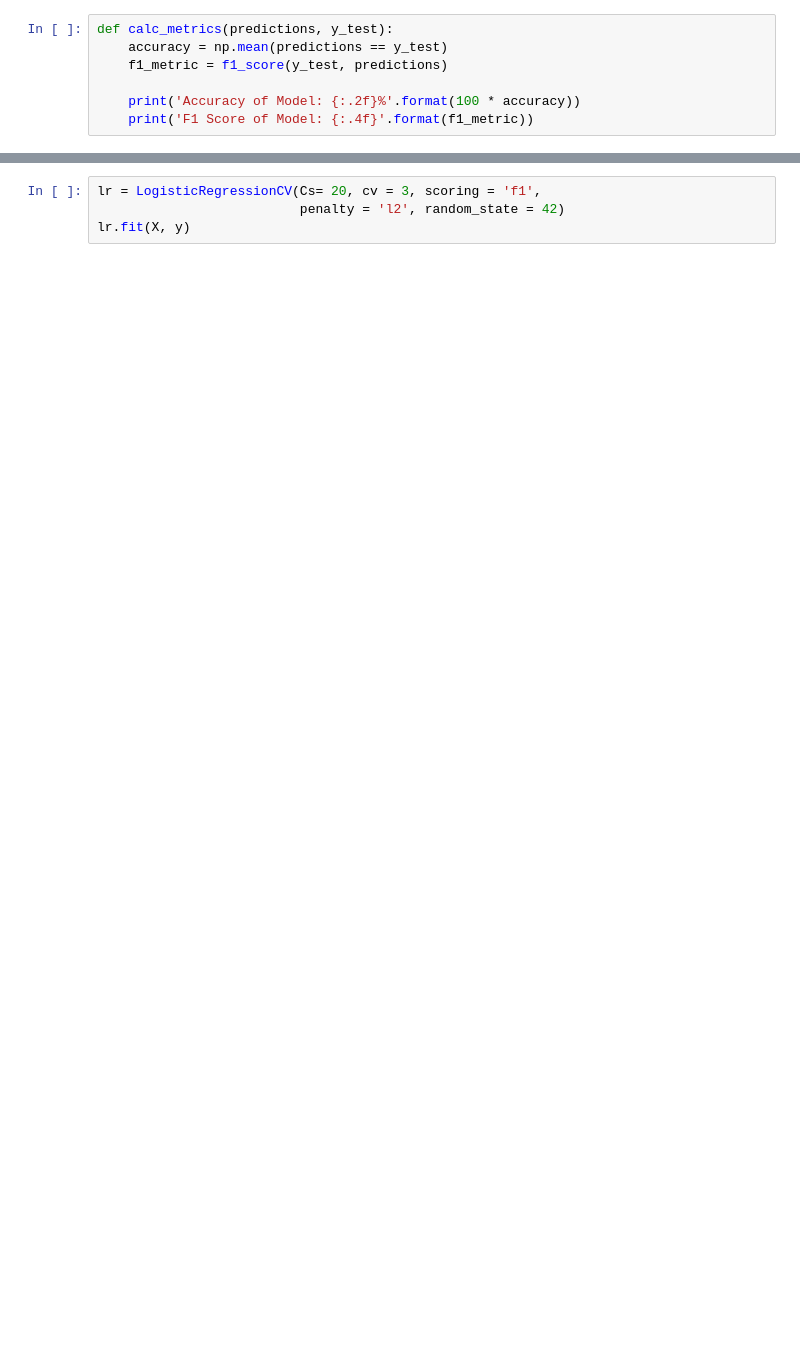
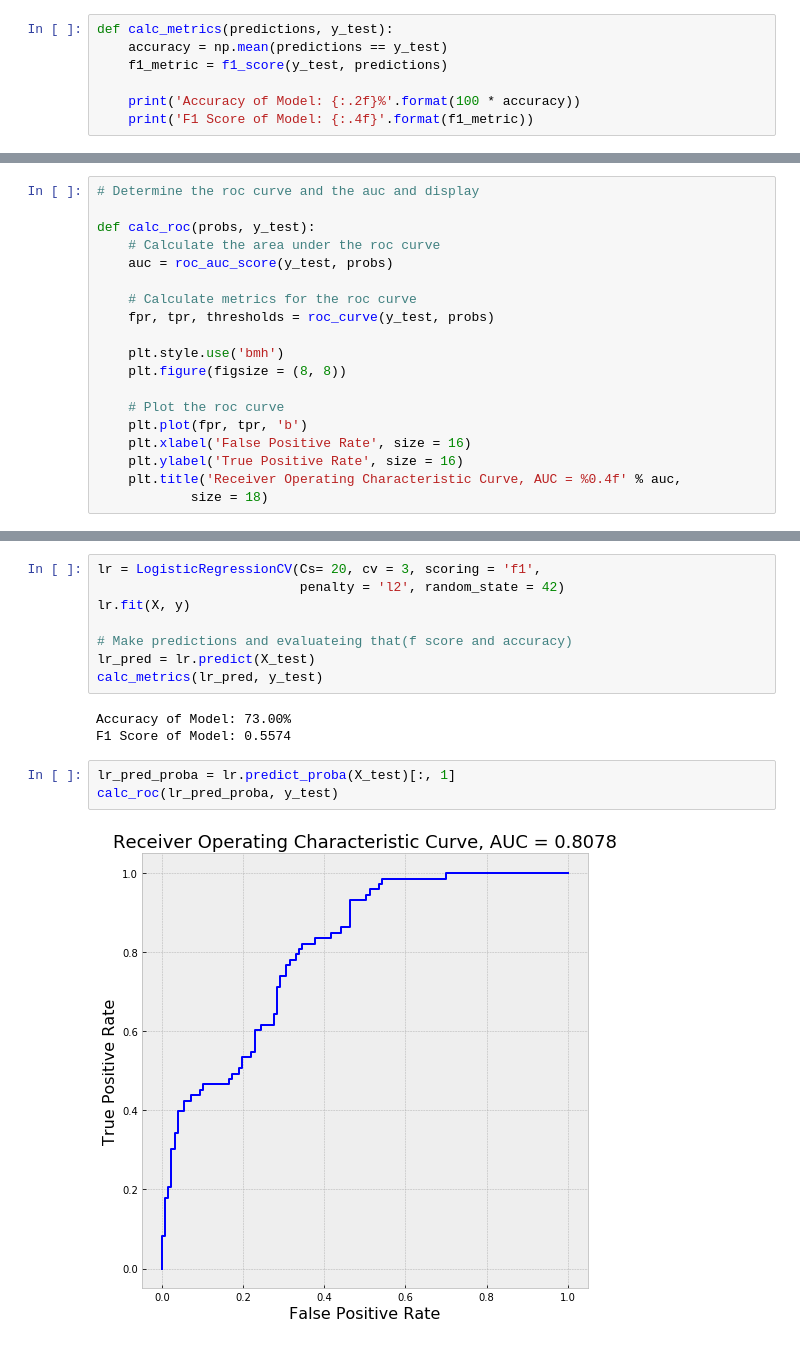
Before and after one commit to sidhant-guliani/bayesian_lin_regression_project, a Jupyter notebook: data_analysis_DiabetesDataset/DataAnalysis_diabetes.ipynb, the cells around one changed output, grey strips where cells are left out. Saved outputs shown, nothing was run; the diff lists cells and outputs as text; blank space fills up the shorter version.

```diff
--- a/data_analysis_DiabetesDataset/DataAnalysis_diabetes.ipynb
+++ b/data_analysis_DiabetesDataset/DataAnalysis_diabetes.ipynb
@@ -225,0 +221,19 @@ class LogisticRegressionCV(LogisticRegression, sklearn.base.BaseEstimator, sklea
+# %%
+# Determine the roc curve and the auc and display
+
+def calc_roc(probs, y_test):
+    # Calculate the area under the roc curve
+    auc = roc_auc_score(y_test, probs)
+
+    # Calculate metrics for the roc curve
+    fpr, tpr, thresholds = roc_curve(y_test, probs)
+
+    plt.style.use('bmh')
+    plt.figure(figsize = (8, 8))
+
+    # Plot the roc curve
+    plt.plot(fpr, tpr, 'b')
+    plt.xlabel('False Positive Rate', size = 16)
+    plt.ylabel('True Positive Rate', size = 16)
+    plt.title('Receiver Operating Characteristic Curve, AUC = %0.4f' % auc,
+            size = 18)
@@ -227,3 +267,15 @@ class LogisticRegressionCV(LogisticRegression, sklearn.base.BaseEstimator, sklea
 lr = LogisticRegressionCV(Cs= 20, cv = 3, scoring = 'f1',
                           penalty = 'l2', random_state = 42)
 lr.fit(X, y)
+
+# Make predictions and evaluateing that(f score and accuracy)
+lr_pred = lr.predict(X_test)
+calc_metrics(lr_pred, y_test)
+# %% [output]
+Accuracy of Model: 73.00%
+F1 Score of Model: 0.5574
+# %%
+lr_pred_proba = lr.predict_proba(X_test)[:, 1]
+calc_roc(lr_pred_proba, y_test)
+# %% [output]
+[figure, added]
```
Also changed, not shown: parts of 13 cells of this notebook, 1 other file.
